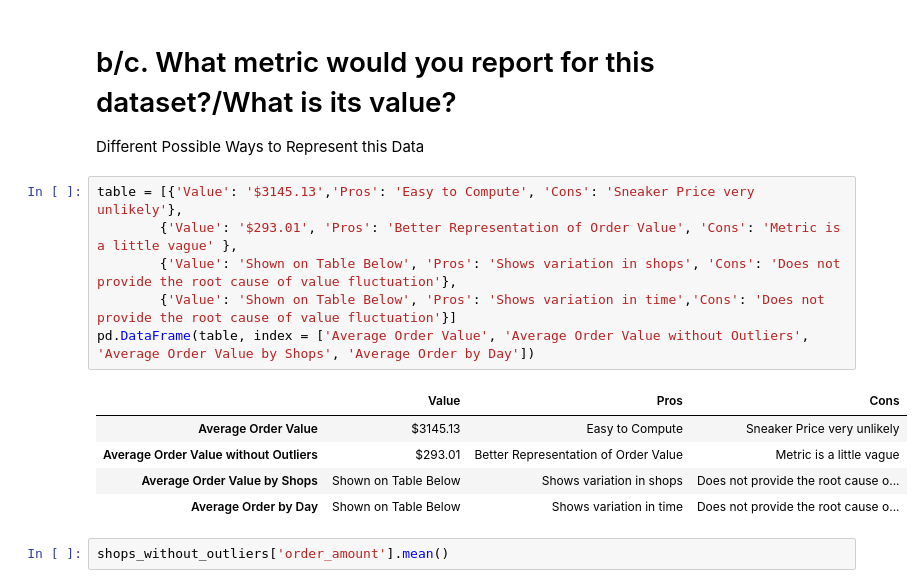
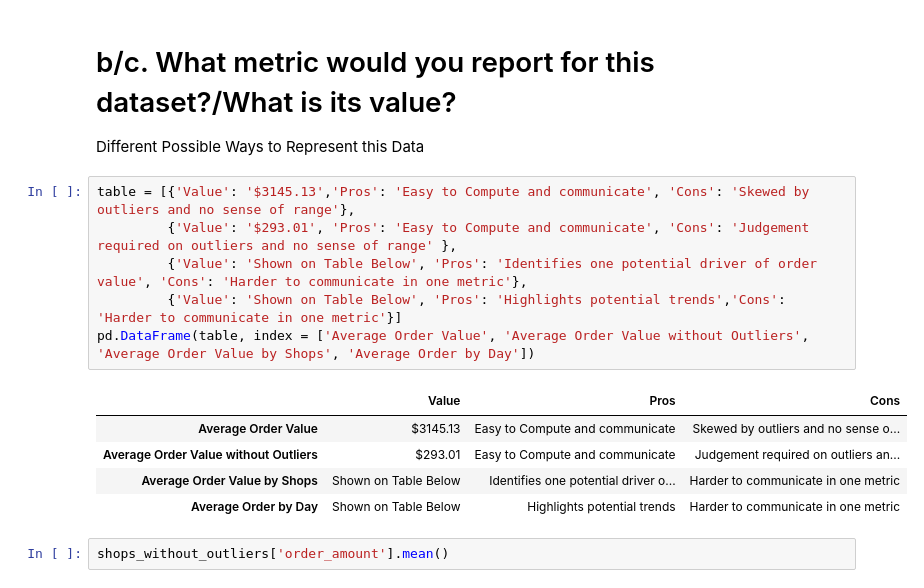
Before and after one commit to jonathanjoa12/ShopifyTechnical, a Jupyter notebook: Shopify Question 1.ipynb, the cells around one changed output. Drawn from its saved outputs; the diff is of its cells as text.

```diff
--- a/Shopify Question 1.ipynb
+++ b/Shopify Question 1.ipynb
@@ -144,17 +144,17 @@ Text(0, 0.5, 'Frequency')
 # b/c.	What metric would you report for this dataset?/What is its value?
 Different Possible Ways to Represent this Data
 # %%
-table = [{'Value': '$3145.13','Pros': 'Easy to Compute', 'Cons': 'Sneaker Price very unlikely'},
-        {'Value': '$293.01', 'Pros': 'Better Representation of Order Value', 'Cons': 'Metric is a little vague' },
-        {'Value': 'Shown on Table Below', 'Pros': 'Shows variation in shops', 'Cons': 'Does not provide the root cause of value fluctuation'},
-        {'Value': 'Shown on Table Below', 'Pros': 'Shows variation in time','Cons': 'Does not provide the root cause of value fluctuation'}]
+table = [{'Value': '$3145.13','Pros': 'Easy to Compute and communicate', 'Cons': 'Skewed by outliers and no sense of range'},
+         {'Value': '$293.01', 'Pros': 'Easy to Compute and communicate', 'Cons': 'Judgement required on outliers and no sense of range' },
+         {'Value': 'Shown on Table Below', 'Pros': 'Identifies one potential driver of order value', 'Cons': 'Harder to communicate in one metric'},
+         {'Value': 'Shown on Table Below', 'Pros': 'Highlights potential trends','Cons': 'Harder to communicate in one metric'}]
 pd.DataFrame(table, index = ['Average Order Value', 'Average Order Value without Outliers', 'Average Order Value by Shops', 'Average Order by Day'])
 # %% [output]
 |  | Value | Pros | Cons |
-| Average Order Value | $3145.13 | Easy to Compute | Sneaker Price very unlikely |
-| Average Order Value without Outliers | $293.01 | Better Representation of Order Value | Metric is a little vague |
-| Average Order Value by Shops | Shown on Table Below | Shows variation in shops | Does not provide the root cause o... |
-| Average Order by Day | Shown on Table Below | Shows variation in time | Does not provide the root cause o... |
+| Average Order Value | $3145.13 | Easy to Compute and communicate | Skewed by outliers and no sense o... |
+| Average Order Value without Outliers | $293.01 | Easy to Compute and communicate | Judgement required on outliers an... |
+| Average Order Value by Shops | Shown on Table Below | Identifies one potential driver o... | Harder to communicate in one metric |
+| Average Order by Day | Shown on Table Below | Highlights potential trends | Harder to communicate in one metric |
 # %%
 shops_without_outliers['order_amount'].mean()
 # %% [output]
```
Also changed, not shown: parts of 4 cells of this notebook.
